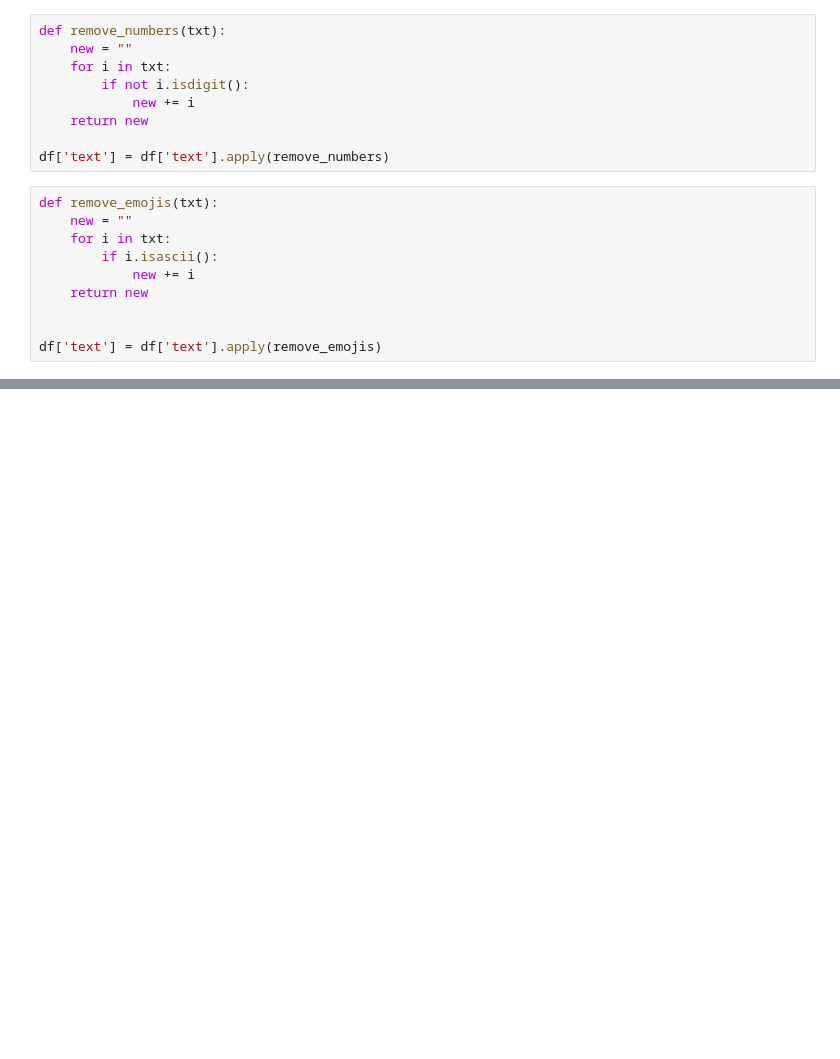
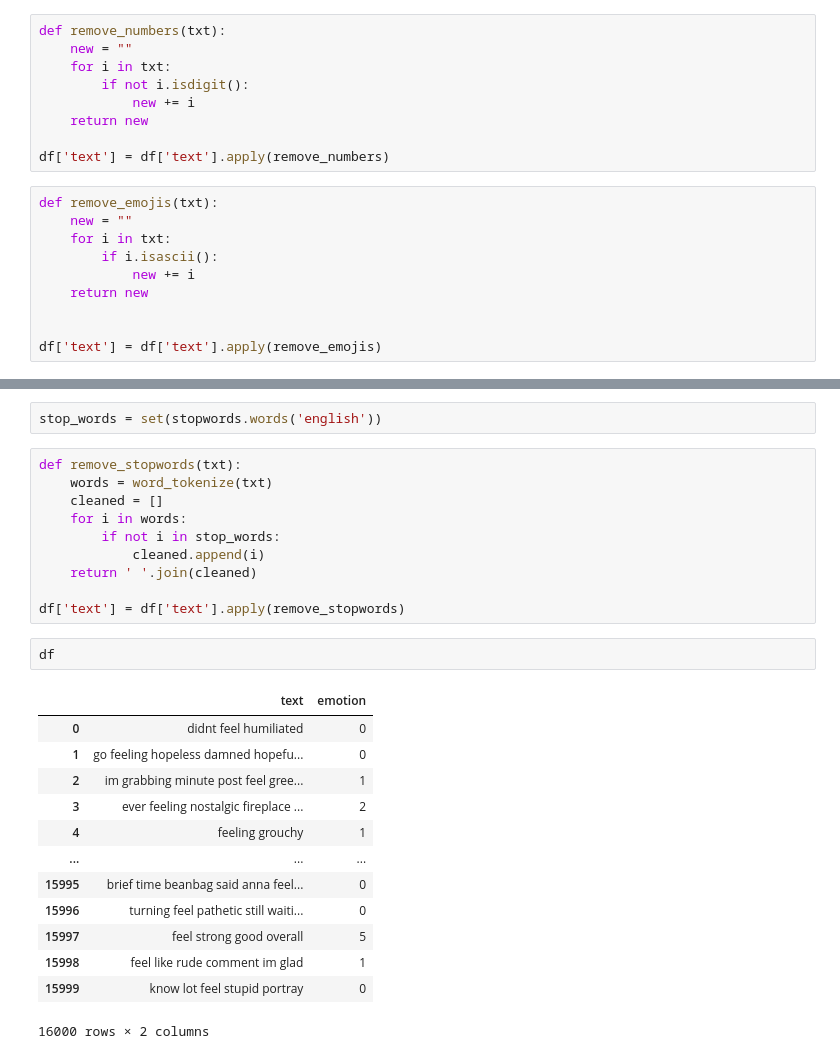
Before and after one commit to 0xshariq/nlp-with-ml, a Jupyter notebook: src/nlp/nlp.ipynb, the cells around one changed output, grey strips where cells are left out. Saved outputs shown, nothing was run; the diff lists cells and outputs as text; blank space fills up the shorter version.

```diff
--- a/src/nlp/nlp.ipynb
+++ b/src/nlp/nlp.ipynb
@@ -94,0 +109,28 @@ df['text'] = df['text'].apply(remove_emojis)
+# %%
+stop_words = set(stopwords.words('english'))
+# %%
+def remove_stopwords(txt):
+    words = word_tokenize(txt)
+    cleaned = []
+    for i in words:
+        if not i in stop_words:
+            cleaned.append(i)
+    return ' '.join(cleaned)
+
+df['text'] = df['text'].apply(remove_stopwords)
+# %%
+df
+# %% [output]
+|  | text | emotion |
+| 0 | didnt feel humiliated | 0 |
+| 1 | go feeling hopeless damned hopefu... | 0 |
+| 2 | im grabbing minute post feel gree... | 1 |
+| 3 | ever feeling nostalgic fireplace ... | 2 |
+| 4 | feeling grouchy | 1 |
+| ... | ... | ... |
+| 15995 | brief time beanbag said anna feel... | 0 |
+| 15996 | turning feel pathetic still waiti... | 0 |
+| 15997 | feel strong good overall | 5 |
+| 15998 | feel like rude comment im glad | 1 |
+| 15999 | know lot feel stupid portray | 0 |
+16000 rows × 2 columns
```
Also changed, not shown: parts of 9 cells of this notebook.
